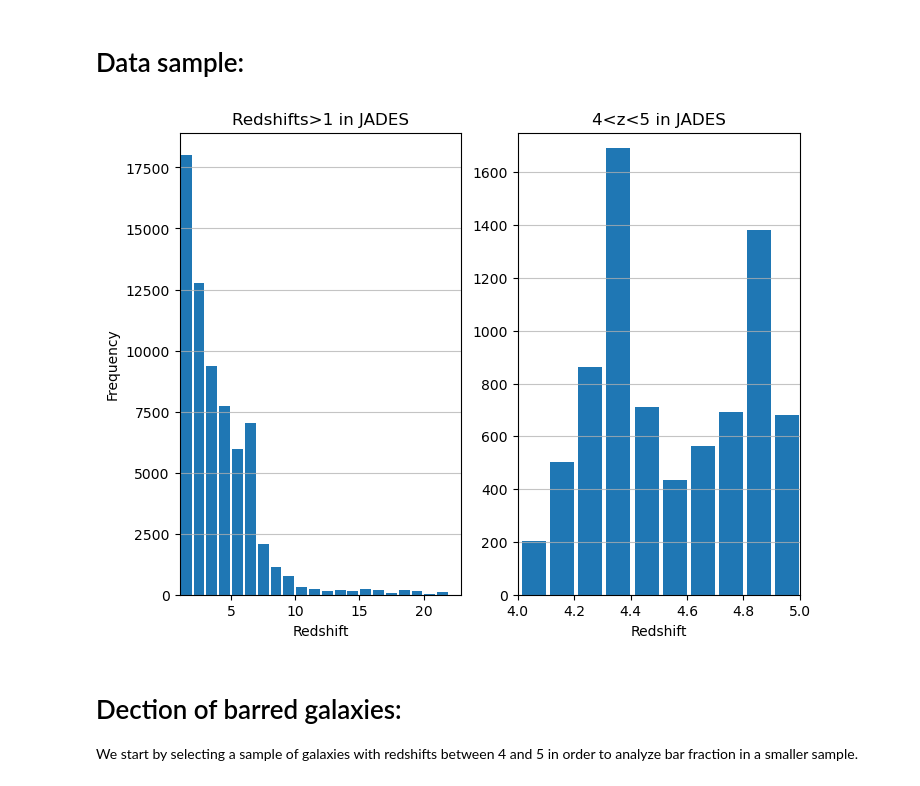
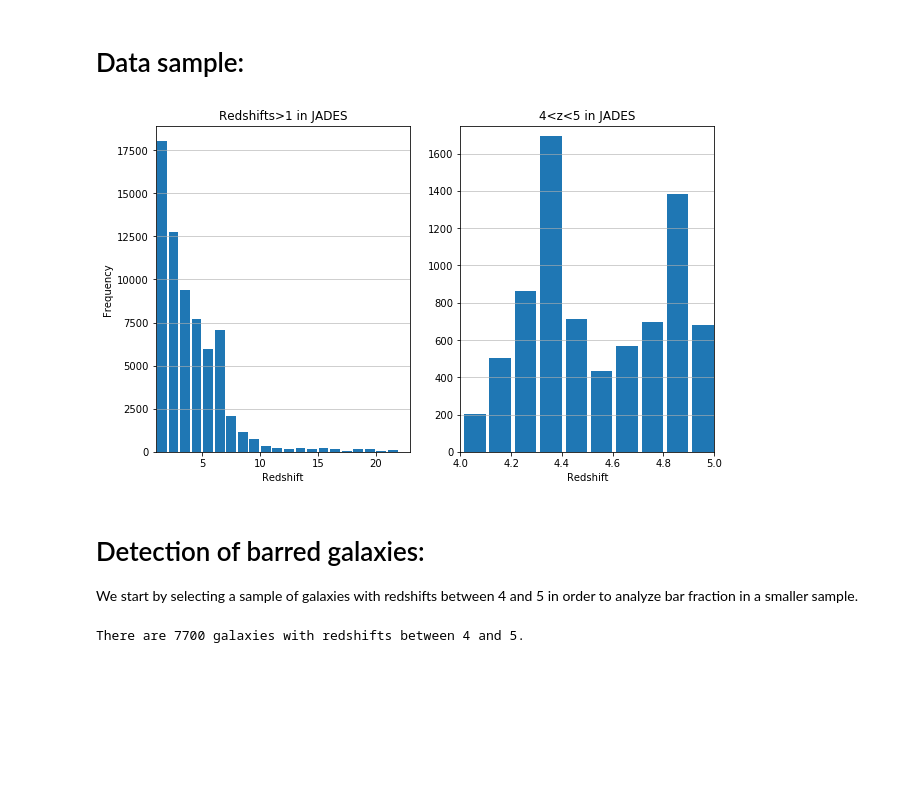
Before and after one commit to nakgyal/TFM, a Jupyter notebook: barred_gal_detection.ipynb, the cells around one changed output. Saved outputs shown, nothing was run; the diff lists cells and outputs as text; code cells hidden in the pictures; blank space fills up the shorter version.

Commit message:
Selection of sample and representation of galaxies

```diff
--- a/barred_gal_detection.ipynb
+++ b/barred_gal_detection.ipynb
@@ -6,8 +13,11 @@ import numpy as np
+# %%
+#images directory:
+main_dir=f'observations/'
 # %% [markdown]
 # Data sample:
 # %%
 #loading JADES data:
-data_jades=f'~/TFM/observations/hlsp_jades_jwst_nircam_goods-s-deep_photometry_v2.0_catalog.fits'
+data_jades=main_dir+f'hlsp_jades_jwst_nircam_goods-s-deep_photometry_v2.0_catalog.fits'
 
 #opening extension 9 (redshifts) and 2 (coordinates):
 with fits.open(data_jades) as hdul:
@@ -18,6 +28,7 @@ with fits.open(data_jades) as hdul:
 # %%
 num=[]
 z=[]
+z_chisq=[]
 ra=[]
 dec=[]
 
@@ -26,6 +37,7 @@ for i in range(len(data)):
     if data['EAZY_z_a'][i]>1:
         num.append(data['ID'][i])
         z.append(data['EAZY_z_a'][i])
+        z_chisq.append(data['EAZY_chisq_min'][i])
         ra.append(data_coord['RA'][i])
         dec.append(data_coord['DEC'][i])
 
@@ -35,35 +47,37 @@ table['ID']=num
 table['RA']=ra
 table['DEC']=dec
 table['z']=z
+table['z chi squared']=z_chisq
 # %%
-fig, (ax1,ax2) = plt.subplots(nrows=1, ncols=2, figsize=(8, 6))
+fig, (ax1,ax2) = plt.subplots(nrows=1, ncols=2, figsize=(10, 6))
 
 #histogram on all the data:
 plot=ax1.hist(x=table['z'], bins=round(max(table['z']))-1, rwidth=0.85)
 ax1.grid(axis='y', alpha=0.75)
 ax1.set_xlabel('Redshift')
 ax1.set_ylabel('Frequency')
 ax1.set_title('Redshifts>1 in JADES')
 ax1.set_xlim(xmin=1)
 
 #histogram on sample 4<z<5:
 plot2=ax2.hist(x=table['z'], bins=10*(round(max(table['z']))-1), rwidth=0.85)
 ax2.grid(axis='y', alpha=0.75)
 ax2.set_xlabel('Redshift')
 ax2.set_title('4<z<5 in JADES')
 ax2.set_xlim(xmin=4,xmax=5)
 ax2.set_ylim(ymax=1750)
 
 plt.show()
 # %% [output]
-[figure, old version]
+[figure, new version]
 # %% [markdown]
-# Dection of barred galaxies:
+# Detection of barred galaxies:
 
 We start by selecting a sample of galaxies with redshifts between 4 and 5 in order to analyze bar fraction in a smaller sample.
 # %%
 num=[]
 z=[]
+z_chisq=[]
 ra=[]
 dec=[]
 
@@ -72,12 +86,18 @@ for i in range(len(data)):
     if (data['EAZY_z_a'][i]>4) & (data['EAZY_z_a'][i]<5):
         num.append(data['ID'][i])
         z.append(data['EAZY_z_a'][i])
+        z_chisq.append(data['EAZY_chisq_min'][i])
         ra.append(data_coord['RA'][i])
         dec.append(data_coord['DEC'][i])
 
 #creating a new table with the relevant information:
-table_red=Table()
-table_red['ID']=num
-table_red['RA']=ra
-table_red['DEC']=dec
-table_red['z']=z
+table_z=Table()
+table_z['ID']=num
+table_z['RA']=ra
+table_z['DEC']=dec
+table_z['z']=z
+table_z['z chi squared']=z_chisq
+
+print(f"There are {len(table_z)} galaxies with redshifts between 4 and 5.")
+# %% [output]
+There are 7700 galaxies with redshifts between 4 and 5.
```
Also changed, not shown: parts of 14 cells of this notebook, 1 other file.
